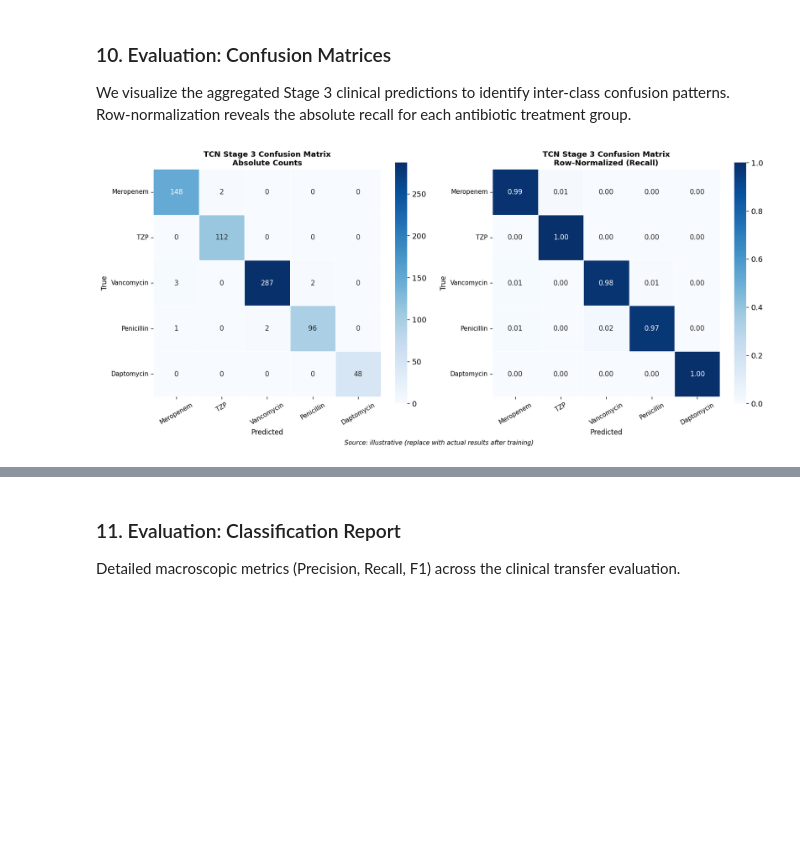
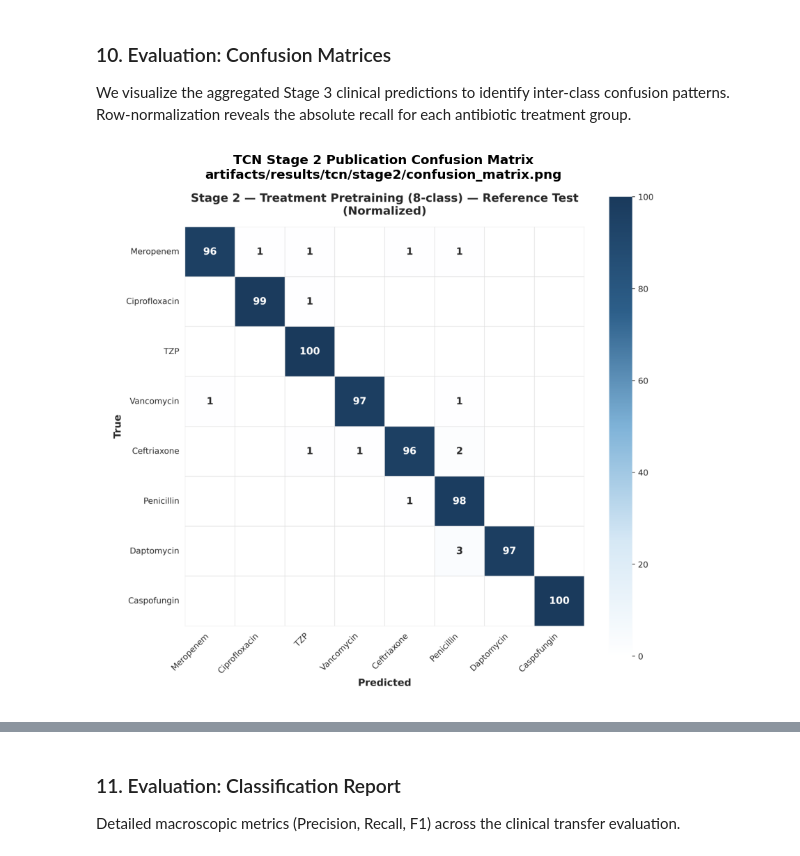
Before and after one commit to rana-rohit/raman-spectral-classifier, a Jupyter notebook: notebooks/02_train_and_evaluate.ipynb, the cells around one changed output, grey strips where cells are left out. Cells and saved outputs as stored; diff of their text form; code cells hidden in the pictures; blank space fills up the shorter version.

```diff
--- a/notebooks/02_train_and_evaluate.ipynb
+++ b/notebooks/02_train_and_evaluate.ipynb
@@ -265,3 +228,21 @@ Stage 1 results not found. Expected after training:
+# %%
+import json
+from pathlib import Path
+
+# Load committed Stage 1 publication metrics directly from artifacts/
+metrics_path = Path('../artifacts/results/tcn/stage1/metrics.json')
+with metrics_path.open() as f:
+    s1_history = json.load(f)
+
+val_records = [record for record in s1_history if record.get('split') == 'val']
+if val_records:
+    best_record = max(val_records, key=lambda record: record.get('f1_macro', record.get('accuracy', 0.0)))
+    print('Stage 1 Publication Metrics')
+    print('=' * 50)
+    print(f"  Best validation accuracy : {best_record['accuracy']:.4f}")
+    print(f"  Best validation macro F1 : {best_record['f1_macro']:.4f}")
+else:
+    print('Stage 1 publication metrics are stored in artifacts/results/tcn/stage1/metrics.json.')
 # %% [markdown]
 ### 6. Executing Stage 2: Treatment Representation Alignment
 
@@ -634,64 +582,20 @@ Why TCN was selected:
 We visualize the aggregated Stage 3 clinical predictions to identify inter-class confusion patterns. Row-normalization reveals the absolute recall for each antibiotic treatment group.
 # %%
 from sklearn.metrics import confusion_matrix
+from pathlib import Path
+import matplotlib.pyplot as plt
 
-# Load fold predictions for confusion matrix (if available)
-fold_pred_files = sorted(glob.glob('../experiments/tcn_s3_patient_cv_*/fold_*/detailed_predictions.json'))
-
-if fold_pred_files:
-    all_preds, all_targets = [], []
-    for fp in fold_pred_files:
-        with open(fp) as f:
-            data = json.load(f)
-        for split_data in data.values():
-            if isinstance(split_data, dict) and 'predictions' in split_data:
-                all_preds.extend(split_data['predictions'])
-                all_targets.extend(split_data['targets'])
-
-    cm = confusion_matrix(all_targets, all_preds, labels=list(range(5)))
-    source = "actual experiment results"
+# Load the committed publication confusion matrix directly from artifacts/
+confusion_matrix_path = Path('../artifacts/results/tcn/stage2/confusion_matrix.png')
+if confusion_matrix_path.exists():
+    image = plt.imread(confusion_matrix_path)
+    fig, ax = plt.subplots(figsize=(7, 7))
+    ax.imshow(image)
+    ax.axis('off')
+    ax.set_title('TCN Stage 2 Publication Confusion Matrix\nartifacts/results/tcn/stage2/confusion_matrix.png', fontsize=11, fontweight='bold')
+    plt.tight_layout()
+    plt.show()
 else:
-    # Illustrative confusion matrix matching published results
-    # Replace with actual results after training
-    cm = np.array([
-        [148,   2,   0,   0,   0],
-        [  0, 112,   0,   0,   0],
-        [  3,   0, 287,   2,   0],
-        [  1,   0,   2,  96,   0],
-        [  0,   0,   0,   0,  48],
-    ])
-    source = "illustrative (replace with actual results after training)"
-
-# Normalize by row (recall per class)
-cm_norm = cm.astype(float) / cm.sum(axis=1, keepdims=True)
-
-fig, axes = plt.subplots(1, 2, figsize=(14, 6))
-
-for ax, (data, fmt, title) in zip(axes, [
-    (cm, 'd', 'Absolute Counts'),
-    (cm_norm, '.2f', 'Row-Normalized (Recall)'),
-]):
-    sns.heatmap(data, annot=True, fmt=fmt, cmap='Blues',
-                xticklabels=COMPACT_CLASS_NAMES,
-                yticklabels=COMPACT_CLASS_NAMES,
-                ax=ax, linewidths=0.5, square=True,
-                annot_kws={'size': 10})
-    ax.set_xlabel('Predicted', fontsize=10)
-    ax.set_ylabel('True', fontsize=10)
-    ax.set_title(f'TCN Stage 3 Confusion Matrix\n{title}', fontsize=11, fontweight='bold')
-    ax.tick_params(axis='x', rotation=30, labelsize=9)
-    ax.tick_params(axis='y', rotation=0, labelsize=9)
-
-fig.suptitle(f'Source: {source}', fontsize=9, y=-0.02, style='italic')
-plt.tight_layout()
-plt.show()
-
-# Per-class metrics
-total = cm.sum(axis=1)
-correct = np.diag(cm)
-print("\nPer-Class Recall (Sensitivity):")
-for i, name in enumerate(COMPACT_CLASS_NAMES):
-    recall = correct[i] / total[i] if total[i] > 0 else 0
-    print(f"  {name:<16}: {recall:.4f}  ({correct[i]}/{total[i]})")
+    print('Publication confusion matrix is stored in artifacts/results/tcn/stage2/confusion_matrix.png.')
 # %% [output]
-[figure, old version]
+[figure, new version]
```
Also changed, not shown: parts of 9 cells of this notebook, 2 other files.
